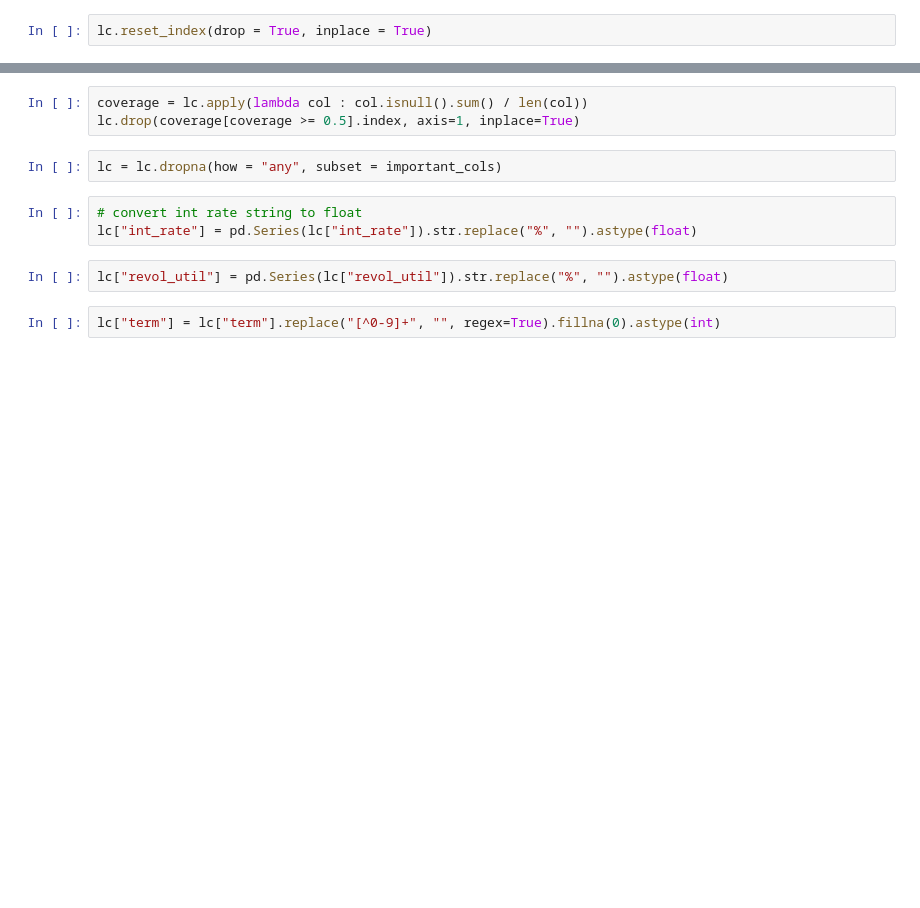
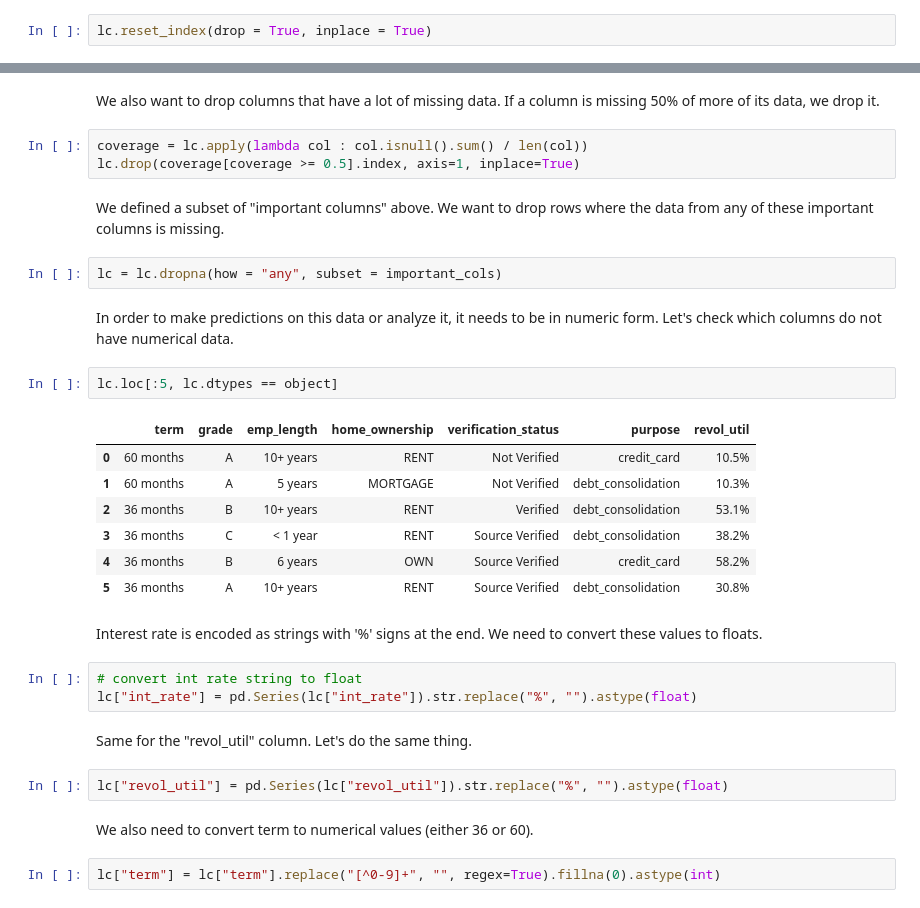
Before and after one commit to nsheth12/lending-club-analysis, a Jupyter notebook: Reverse Engineer LC Grading.ipynb, the cells around one changed output, grey strips where cells are left out. Saved outputs shown, nothing was run; the diff lists cells and outputs as text; blank space fills up the shorter version.

```diff
--- a/Reverse Engineer LC Grading.ipynb
+++ b/Reverse Engineer LC Grading.ipynb
@@ -67,13 +73,35 @@ nunique = lc.apply(pd.Series.nunique)
 lc.drop(nunique[nunique <= 1].index, axis=1, inplace=True)
+# %% [markdown]
+We also want to drop columns that have a lot of missing data. If a column is missing 50% of more of its data, we drop it.
 # %%
 coverage = lc.apply(lambda col : col.isnull().sum() / len(col))
 lc.drop(coverage[coverage >= 0.5].index, axis=1, inplace=True)
+# %% [markdown]
+We defined a subset of "important columns" above. We want to drop rows where the data from any of these important columns is missing.
 # %%
 lc = lc.dropna(how = "any", subset = important_cols)
+# %% [markdown]
+In order to make predictions on this data or analyze it, it needs to be in numeric form. Let's check which columns do not have numerical data.
+# %%
+lc.loc[:5, lc.dtypes == object]
+# %% [output]
+|  | term | grade | emp_length | home_ownership | verification_status | purpose | revol_util |
+| 0 | 60 months | A | 10+ years | RENT | Not Verified | credit_card | 10.5% |
+| 1 | 60 months | A | 5 years | MORTGAGE | Not Verified | debt_consolidation | 10.3% |
+| 2 | 36 months | B | 10+ years | RENT | Verified | debt_consolidation | 53.1% |
+| 3 | 36 months | C | < 1 year | RENT | Source Verified | debt_consolidation | 38.2% |
+| 4 | 36 months | B | 6 years | OWN | Source Verified | credit_card | 58.2% |
+| 5 | 36 months | A | 10+ years | RENT | Source Verified | debt_consolidation | 30.8% |
+# %% [markdown]
+Interest rate is encoded as strings with '%' signs at the end. We need to convert these values to floats.
 # %%
 # convert int rate string to float
 lc["int_rate"] = pd.Series(lc["int_rate"]).str.replace("%", "").astype(float)
+# %% [markdown]
+Same for the "revol_util" column. Let's do the same thing.
 # %%
 lc["revol_util"] = pd.Series(lc["revol_util"]).str.replace("%", "").astype(float)
+# %% [markdown]
+We also need to convert term to numerical values (either 36 or 60).
 # %%
 lc["term"] = lc["term"].replace("[^0-9]+", "", regex=True).fillna(0).astype(int)
```
Also changed, not shown: parts of 20 cells of this notebook.
